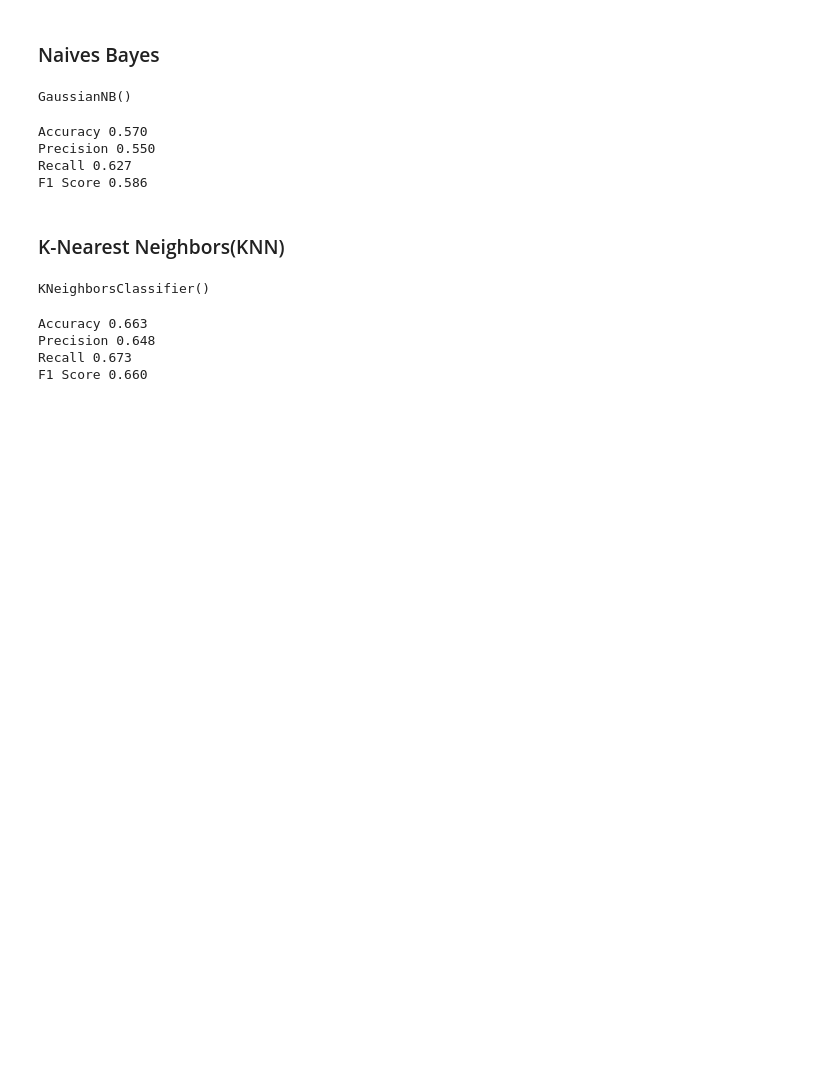
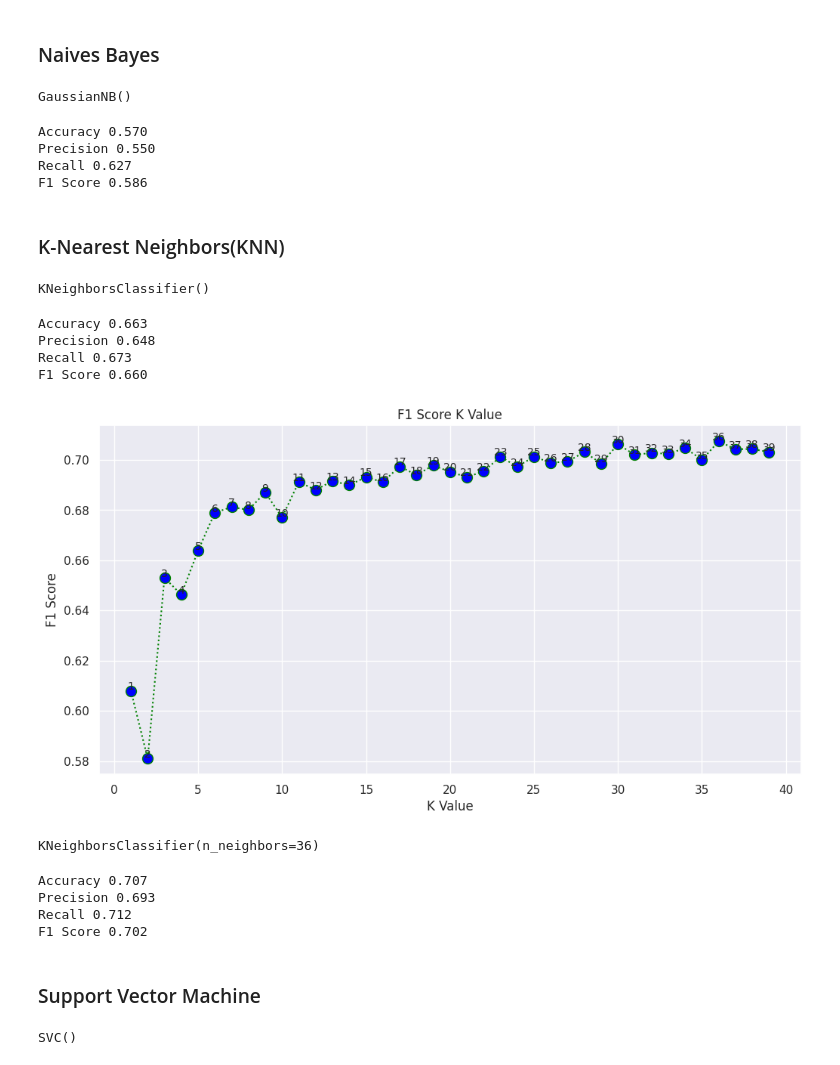
Before and after one commit to Uuranyum/Data_Science_Projects, a Jupyter notebook: spaceship-titanic.ipynb, the cells around one changed output. Saved outputs shown, nothing was run; the diff lists cells and outputs as text; code cells hidden in the pictures; blank space fills up the shorter version.

```diff
--- a/spaceship-titanic.ipynb
+++ b/spaceship-titanic.ipynb
@@ -644,3 +644,32 @@ Accuracy 0.663
 Precision 0.648
 Recall 0.673
 F1 Score 0.660
+# %%
+f1s = []
+for i in range(1, 40):
+    knnx = KNeighborsClassifier(n_neighbors=i)
+    knnx.fit(X_train, y_train)
+    pred_i = knnx.predict(X_test)
+    f1s.append(f1_score(y_test, pred_i, average='weighted'))
+# %%
+plt.figure(figsize=(12, 6))
+plt.plot(range(1, 40), f1s,
+         color='green',
+         linestyle='dotted',
+         marker='o',
+         markerfacecolor='blue',
+         markersize=10)
+
+plt.title('F1 Score K Value')
+plt.xlabel('K Value')
+plt.ylabel('F1 Score')
+
+for i, f1 in enumerate(f1s, start=1):
+    plt.text(i, f1 + 0.0016, str(i), ha='center', va='center', fontsize=10)
+# %% [output]
+[figure, added]
+# %%
+knn_best = KNeighborsClassifier(n_neighbors=36)
+knn_best.fit(X_train, y_train)
+# %% [output]
+KNeighborsClassifier(n_neighbors=36)
@@ -646,0 +678,17 @@ F1 Score 0.660
+# %%
+print('Accuracy','%.3f' % accuracy_score(y_test, y_pred_knn_best))
+print('Precision','%.3f' % precision_score(y_test, y_pred_knn_best))
+print('Recall','%.3f' % recall_score(y_test, y_pred_knn_best))
+print('F1 Score','%.3f' % f1_score(y_test, y_pred_knn_best))
+# %% [output]
+Accuracy 0.707
+Precision 0.693
+Recall 0.712
+F1 Score 0.702
+# %% [markdown]
+### Support Vector Machine
+# %%
+svc = SVC()
+svc.fit(X_train, y_train)
+# %% [output]
+SVC()
```
Also changed, not shown: parts of 13 cells of this notebook.
